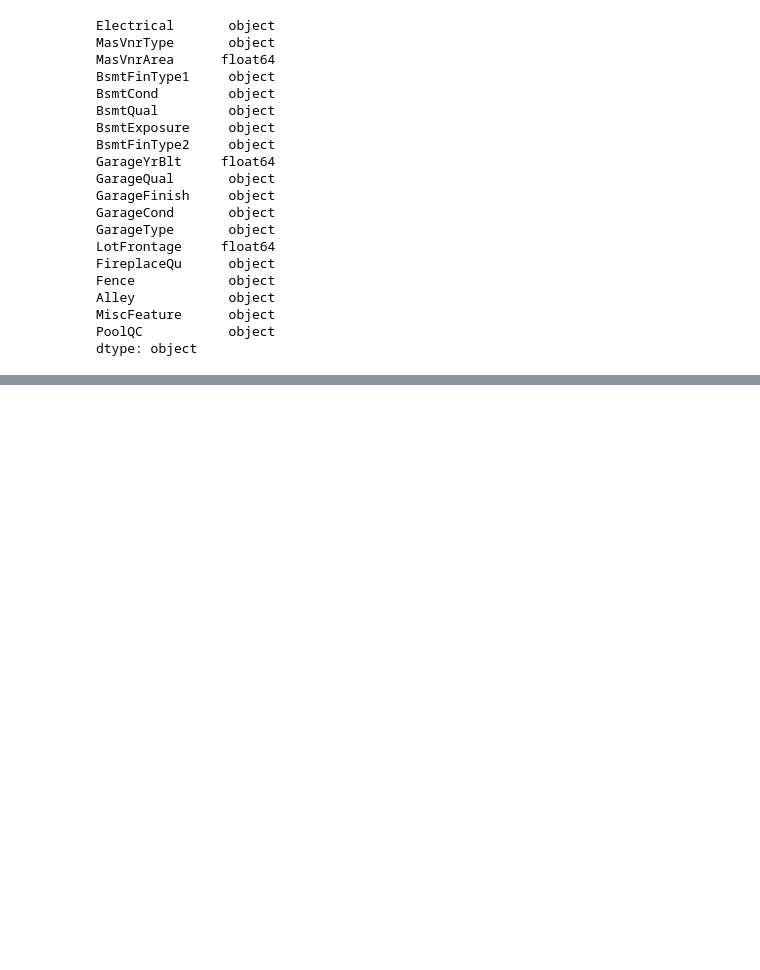
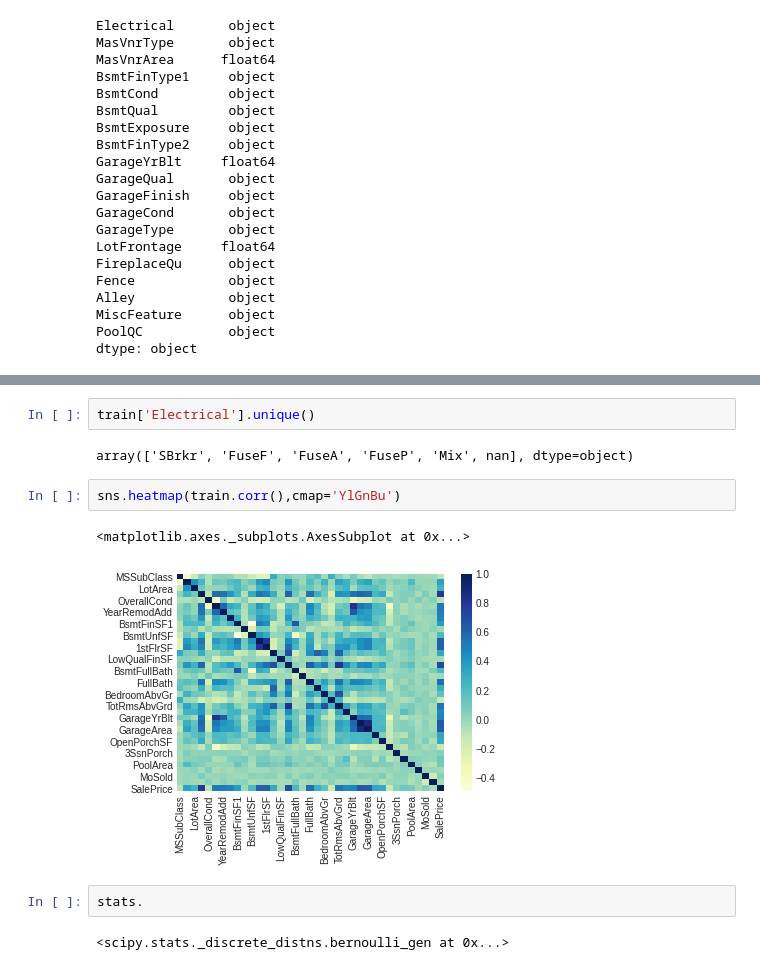
Before and after one commit to Manoj-312002/Python, a Jupyter notebook: house/house.ipynb, the cells around one changed output, grey strips where cells are left out. Drawn from its saved outputs; the diff is of its cells as text; blank space fills up the shorter version.

```diff
--- a/house/house.ipynb
+++ b/house/house.ipynb
@@ -163,0 +201,13 @@ dtype: object
+# %%
+train['Electrical'].unique()
+# %% [output]
+array(['SBrkr', 'FuseF', 'FuseA', 'FuseP', 'Mix', nan], dtype=object)
+# %%
+sns.heatmap(train.corr(),cmap='YlGnBu')
+# %% [output]
+<matplotlib.axes._subplots.AxesSubplot at 0x...>
+[figure, added]
+# %%
+stats.
+# %% [output]
+<scipy.stats._discrete_distns.bernoulli_gen at 0x...>
```
Also changed, not shown: parts of 10 cells of this notebook.
